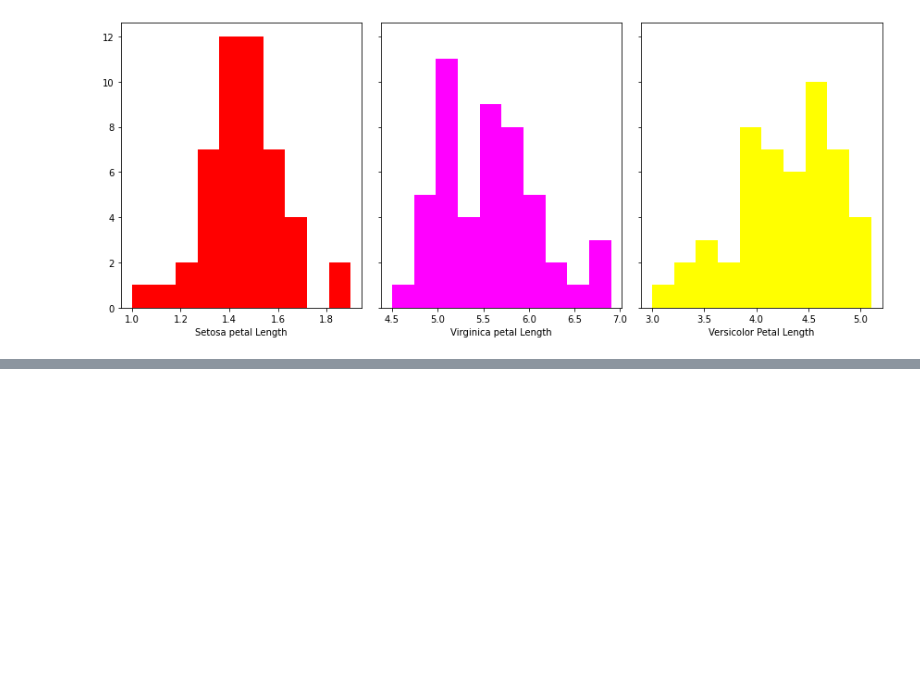
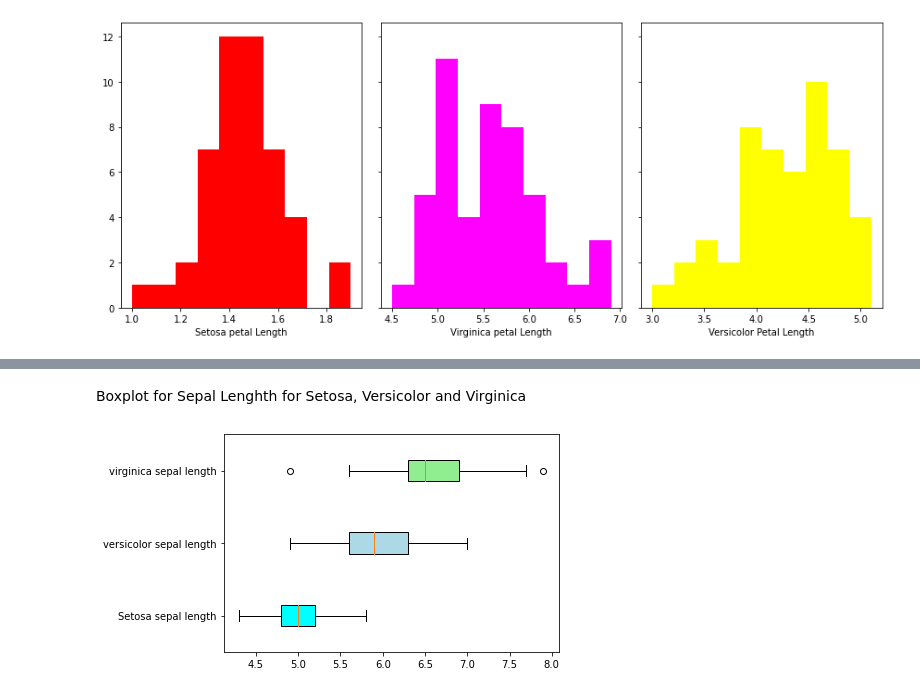
Before and after one commit to loughjo/pands-project, a Jupyter notebook: Iris_data_analysis_project.ipynb, the cells around one changed output, grey strips where cells are left out. Cells and saved outputs as stored; diff of their text form; code cells hidden in the pictures; blank space fills up the shorter version.

```diff
--- a/Iris_data_analysis_project.ipynb
+++ b/Iris_data_analysis_project.ipynb
@@ -455,0 +632,13 @@ plt.show()
+# %% [markdown]
+Boxplot for Sepal Lenghth for Setosa, Versicolor and Virginica
+# %%
+box_plot_data=[setosa_sepal_length,versicolor_sepal_length,virginica_sepal_length]
+box=plt.boxplot(box_plot_data,vert=0,patch_artist=True,labels=['Setosa sepal length','versicolor sepal length','virginica sepal length'],
+            )
+
+colors = ['cyan', 'lightblue', 'lightgreen', 'tan']
+for patch, color in zip(box['boxes'], colors):
+    patch.set_facecolor(color)
+plt.show()
+# %% [output]
+[figure, added]
```
Also changed, not shown: parts of 52 cells of this notebook, 2 other files.
